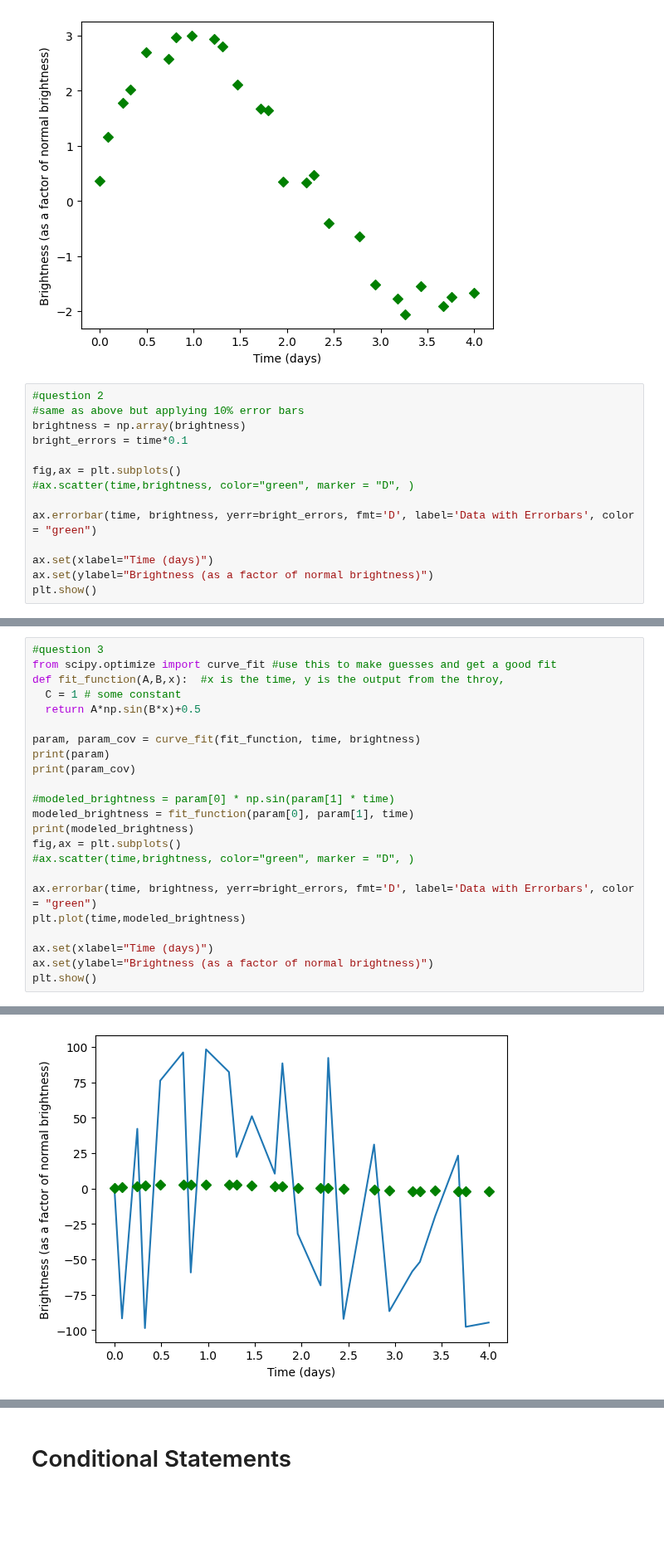
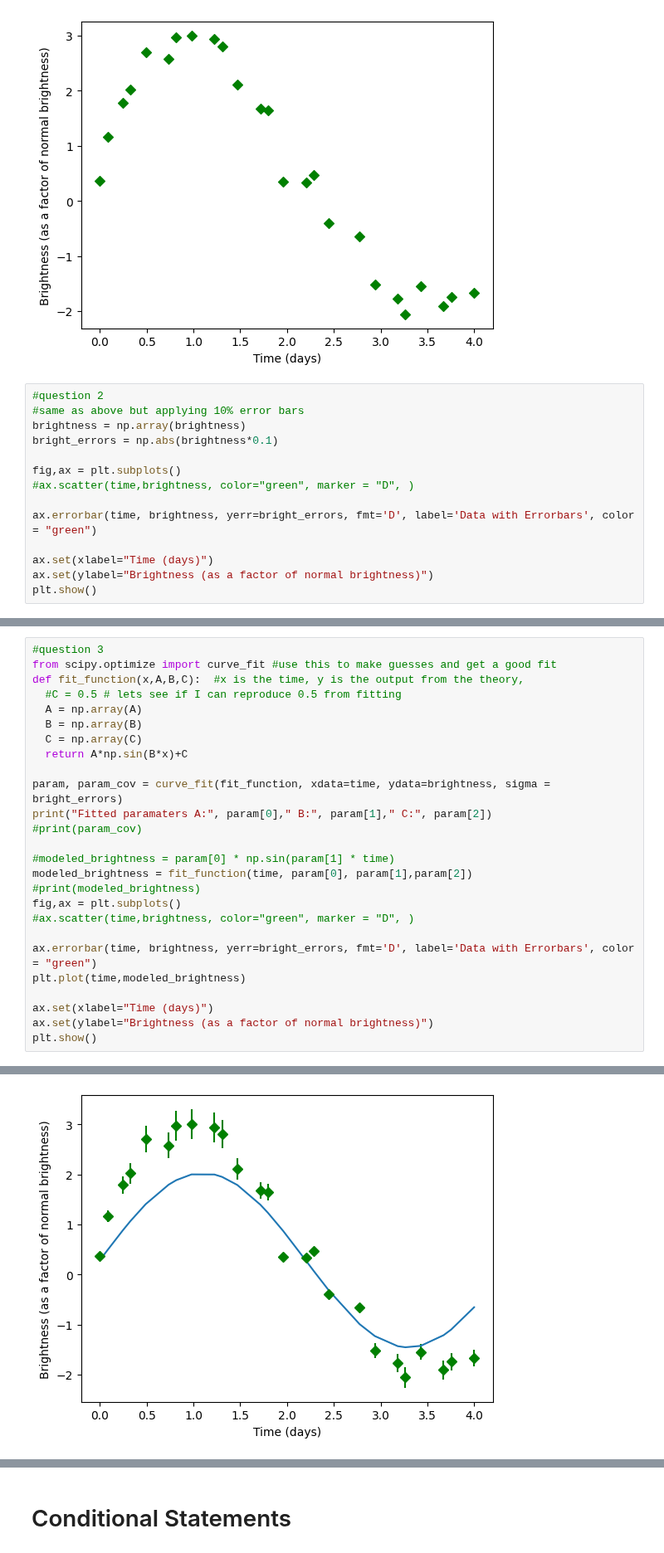
Before and after one commit to BHW270/PPPS_tutorials, a Jupyter notebook: Chapter1/Chapter1_yourturn.ipynb, the cells around one changed output, grey strips where cells are left out. Shown at 83% size. Drawn from its saved outputs; the diff is of its cells as text; blank space fills up the shorter version.

```diff
--- a/Chapter1/Chapter1_yourturn.ipynb
+++ b/Chapter1/Chapter1_yourturn.ipynb
@@ -92,7 +92,7 @@ plt.show()
 #question 2
 #same as above but applying 10% error bars
 brightness = np.array(brightness)
-bright_errors = time*0.1
+bright_errors = np.abs(brightness*0.1)
 
 fig,ax = plt.subplots()
 #ax.scatter(time,brightness, color="green", marker = "D", )
@@ -107,17 +107,20 @@ plt.show()
 # %%
 #question 3
 from scipy.optimize import curve_fit #use this to make guesses and get a good fit
-def fit_function(A,B,x):  #x is the time, y is the output from the throy,
-  C = 1 # some constant
-  return A*np.sin(B*x)+0.5
+def fit_function(x,A,B,C):  #x is the time, y is the output from the theory,
+  #C = 0.5 # lets see if I can reproduce 0.5 from fitting
+  A = np.array(A)
+  B = np.array(B)
+  C = np.array(C)
+  return A*np.sin(B*x)+C
 
-param, param_cov = curve_fit(fit_function, time, brightness)
-print(param)
-print(param_cov)
+param, param_cov = curve_fit(fit_function, xdata=time, ydata=brightness, sigma = bright_errors)
+print("Fitted paramaters A:", param[0]," B:", param[1]," C:", param[2])
+#print(param_cov)
 
 #modeled_brightness = param[0] * np.sin(param[1] * time)
-modeled_brightness = fit_function(param[0], param[1], time)
-print(modeled_brightness)
+modeled_brightness = fit_function(time, param[0], param[1],param[2])
+#print(modeled_brightness)
 fig,ax = plt.subplots()
 #ax.scatter(time,brightness, color="green", marker = "D", )
 
@@ -139 +135 @@ plt.show()
-[figure, old version]
+[figure, new version]
```
Also changed, not shown: parts of 4 cells of this notebook.
